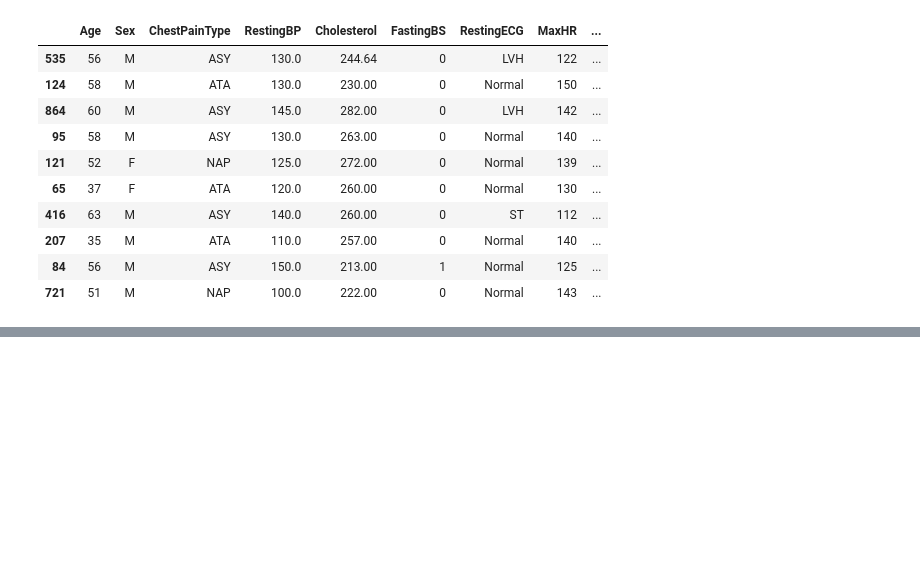
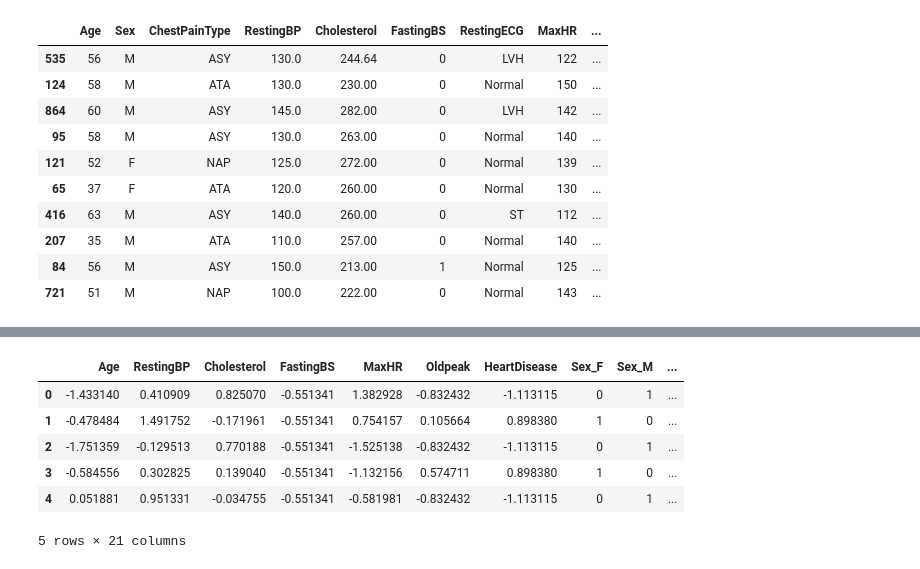
Before and after one commit to wasif-h/Data-Analytics-Odyssey, a Jupyter notebook: Heart_Disease_Prediction/EDA_FE.ipynb, the cells around one changed output, grey strips where cells are left out. Saved outputs shown, nothing was run; the diff lists cells and outputs as text; code cells hidden in the pictures; blank space fills up the shorter version.

```diff
--- a/Heart_Disease_Prediction/EDA_FE.ipynb
+++ b/Heart_Disease_Prediction/EDA_FE.ipynb
@@ -150,0 +178,15 @@ df.sample(10)
+# %%
+from sklearn.preprocessing import StandardScaler
+
+scaler = StandardScaler()
+num_col = list(df.describe().columns)
+df_encode[num_col] = scaler.fit_transform(df[num_col])
+df_encode.head()
+# %% [output]
+|  | Age | RestingBP | Cholesterol | FastingBS | MaxHR | Oldpeak | HeartDisease | Sex_F | Sex_M | ... |
+| 0 | -1.433140 | 0.410909 | 0.825070 | -0.551341 | 1.382928 | -0.832432 | -1.113115 | 0 | 1 | ... |
+| 1 | -0.478484 | 1.491752 | -0.171961 | -0.551341 | 0.754157 | 0.105664 | 0.898380 | 1 | 0 | ... |
+| 2 | -1.751359 | -0.129513 | 0.770188 | -0.551341 | -1.525138 | -0.832432 | -1.113115 | 0 | 1 | ... |
+| 3 | -0.584556 | 0.302825 | 0.139040 | -0.551341 | -1.132156 | 0.574711 | 0.898380 | 1 | 0 | ... |
+| 4 | 0.051881 | 0.951331 | -0.034755 | -0.551341 | -0.581981 | -0.832432 | -1.113115 | 0 | 1 | ... |
+5 rows × 21 columns
```
Also changed, not shown: parts of 6 cells of this notebook, 1 other file.
